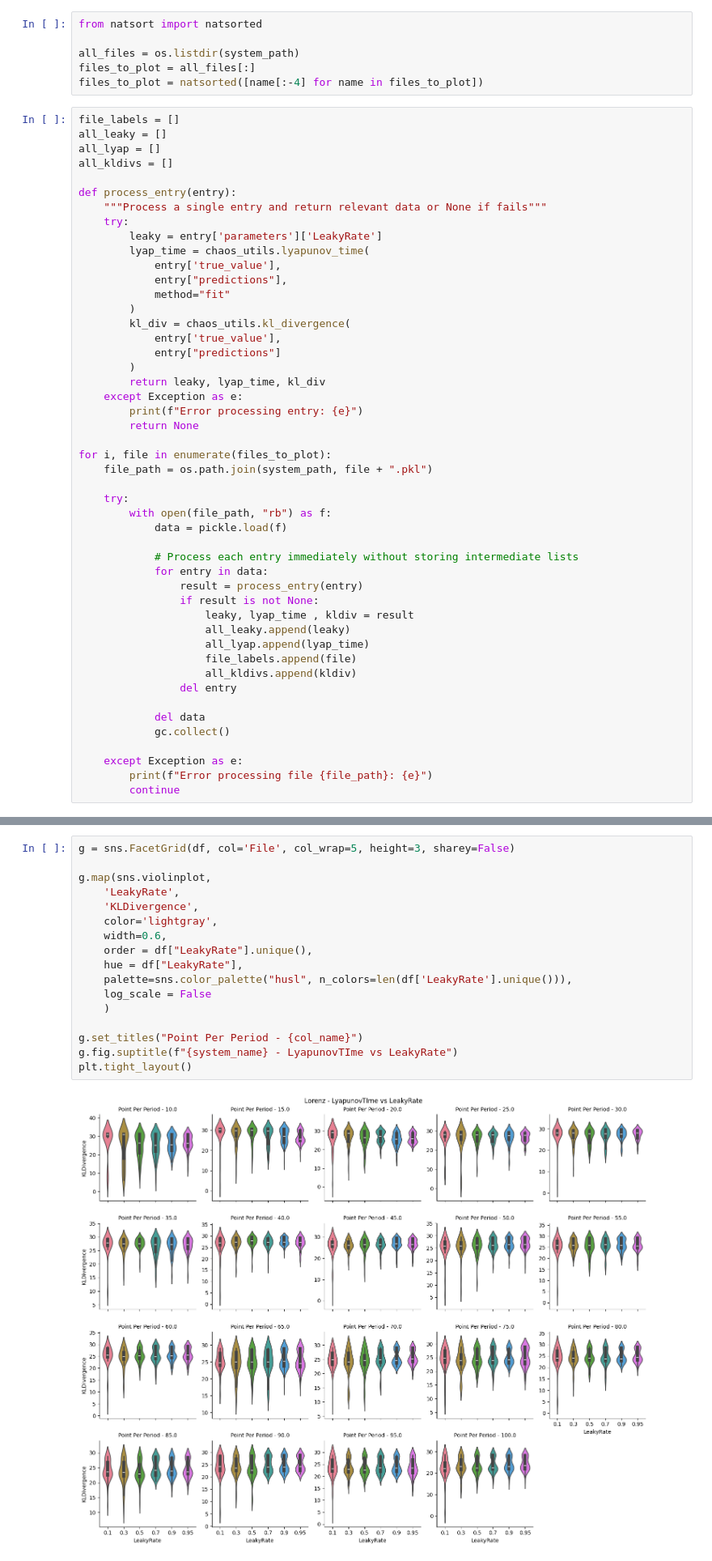
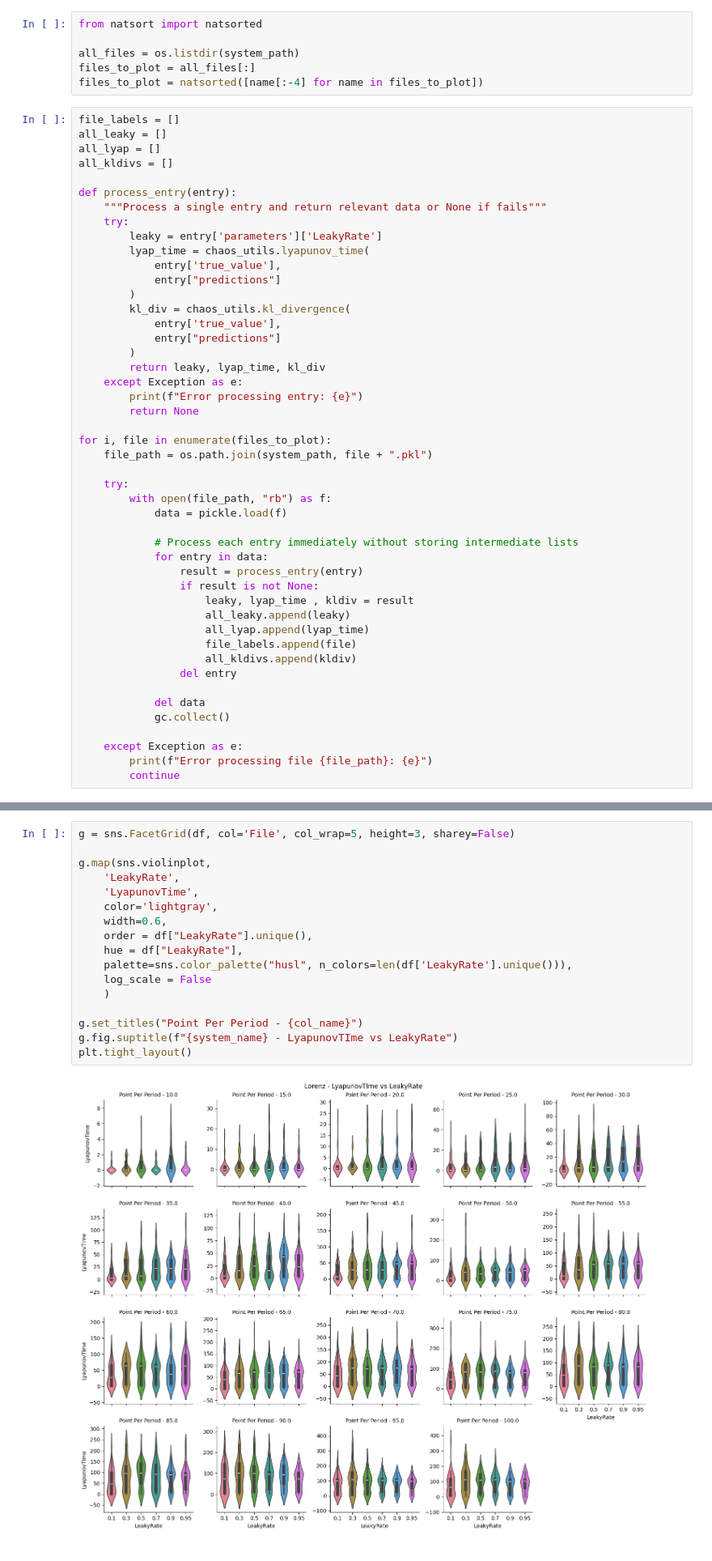
Before and after one commit to jaychotaliya987/Reservoir_Pytorch, a Jupyter notebook: Examples/Input_Discretization/violinplot.ipynb, the cells around one changed output, grey strips where cells are left out. Shown at 81% size. Cells and saved outputs as stored; diff of their text form.

Commit message:
New Lyapunov Time Calculation and upodate to lyapunov time calculations to fix the bug of high lyapunov times

```diff
--- a/Examples/Input_Discretization/violinplot.ipynb
+++ b/Examples/Input_Discretization/violinplot.ipynb
@@ -35,8 +35,7 @@ def process_entry(entry):
         leaky = entry['parameters']['LeakyRate']
         lyap_time = chaos_utils.lyapunov_time(
             entry['true_value'],
-            entry["predictions"],
-            method="fit"
+            entry["predictions"]
         )
         kl_div = chaos_utils.kl_divergence(
             entry['true_value'],
@@ -92,19 +91,19 @@ df = pd.DataFrame({
 # %%
 g = sns.FacetGrid(df, col='File', col_wrap=5, height=3, sharey=False)
 
 g.map(sns.violinplot,
     'LeakyRate',
-    'KLDivergence',
+    'LyapunovTime',
     color='lightgray',
     width=0.6,
     order = df["LeakyRate"].unique(),
     hue = df["LeakyRate"],
     palette=sns.color_palette("husl", n_colors=len(df['LeakyRate'].unique())),
     log_scale = False
     )
 
 g.set_titles("Point Per Period - {col_name}")
 g.fig.suptitle(f"{system_name} - LyapunovTIme vs LeakyRate")
 plt.tight_layout()
 # %% [output]
-[figure, old version]
+[figure, new version]
```
Also changed, not shown: parts of 7 cells of this notebook, 56 other files.
